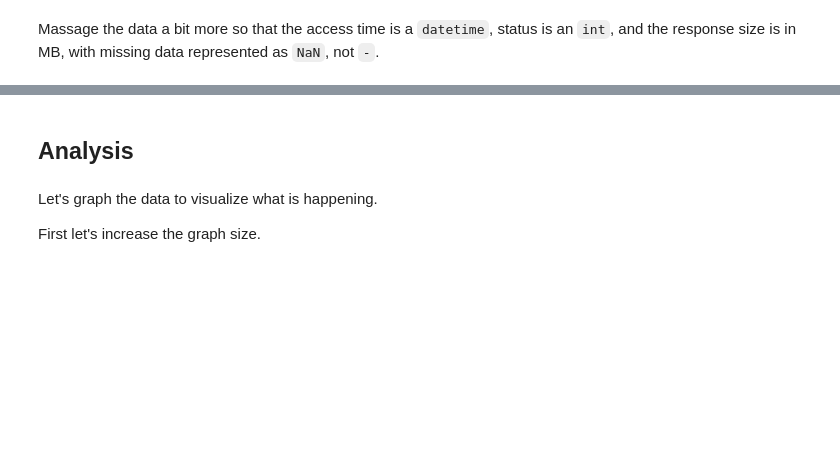
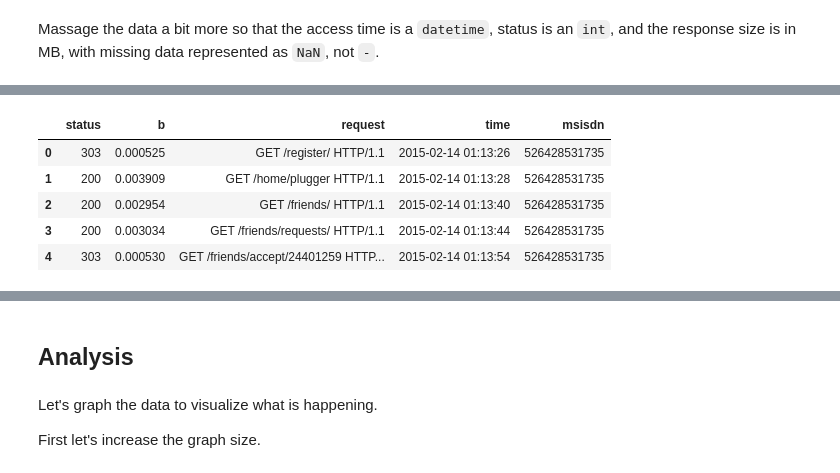
Before and after one commit to nicolasgo/_pmx, a Jupyter notebook: nginx-log-analysis.ipynb, the cells around one changed output, grey strips where cells are left out. Cells and saved outputs as stored; diff of their text form; code cells hidden in the pictures; blank space fills up the shorter version.

```diff
--- a/nginx-log-analysis.ipynb
+++ b/nginx-log-analysis.ipynb
@@ -129,5 +148,5 @@ df.index = pd.to_datetime(df.pop('Time'))
 # %%
-df['Status'] = df['Status'].astype('int')
+df['status'] = df['status'].astype('int')
 df['b'] = df['b'].astype('int')
 # %%
 def dash2nan(x):
@@ -138,3 +157,13 @@ def dash2nan(x):
 
     return x
 df['b'] = df['b'].apply(dash2nan)
+# %%
+#df.set_index(['msisdn','status','time'], inplace=True)
+df.head()
+# %% [output]
+|  | status | b | request | time | msisdn |
+| 0 | 303 | 0.000525 | GET /register/ HTTP/1.1 | 2015-02-14 01:13:26 | 526428531735 |
+| 1 | 200 | 0.003909 | GET /home/plugger HTTP/1.1 | 2015-02-14 01:13:28 | 526428531735 |
+| 2 | 200 | 0.002954 | GET /friends/ HTTP/1.1 | 2015-02-14 01:13:40 | 526428531735 |
+| 3 | 200 | 0.003034 | GET /friends/requests/ HTTP/1.1 | 2015-02-14 01:13:44 | 526428531735 |
+| 4 | 303 | 0.000530 | GET /friends/accept/24401259 HTTP... | 2015-02-14 01:13:54 | 526428531735 |
```
Also changed, not shown: parts of 13 cells of this notebook.
